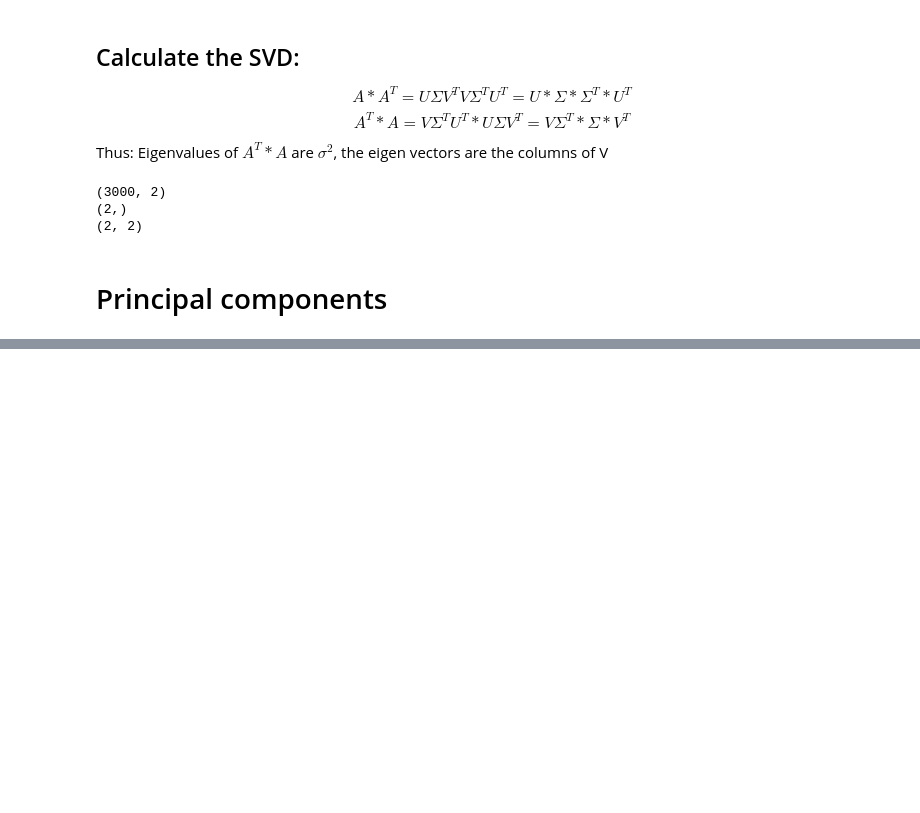
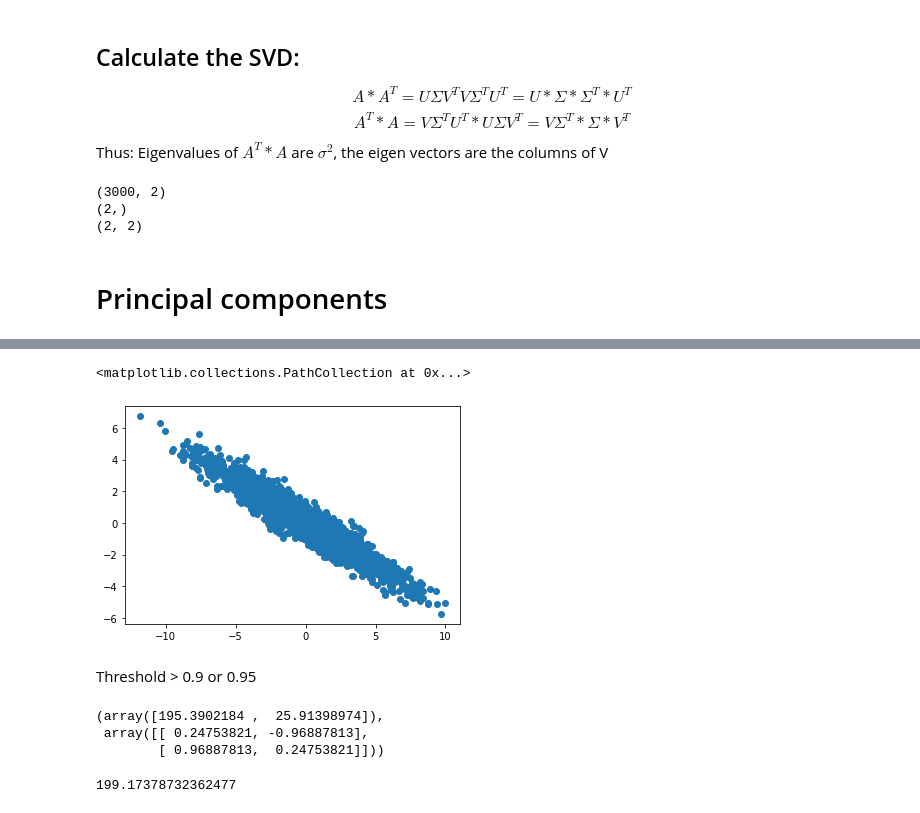
Before and after one commit to grevyarlesp/NewRepo, a Jupyter notebook: PCA/Untitled.ipynb, the cells around one changed output, grey strips where cells are left out. Drawn from its saved outputs; the diff is of its cells as text; code cells hidden in the pictures; blank space fills up the shorter version.

```diff
--- a/PCA/Untitled.ipynb
+++ b/PCA/Untitled.ipynb
@@ -109,0 +124,2 @@ scatter_with_axes(x1)
+# %%
+u = v.T
@@ -109,0 +150,10 @@ scatter_with_axes(x1)
+# %%
+## New coordinate
+new = data @ u.T
+plt.scatter(x=new[:, 0], y=new[:, 1])
+
+#for a in v.T:
+#    plt.quiver([0,0], [0,0], a[0], a[1],angles='xy')
+# %% [output]
+<matplotlib.collections.PathCollection at 0x...>
+[figure, added]
@@ -109,0 +165,14 @@ scatter_with_axes(x1)
+# %% [markdown]
+Threshold > 0.9 or 0.95
+# %%
+sigma, v.T
+# %% [output]
+(array([195.3902184 ,  25.91398974]),
+ array([[ 0.24753821, -0.96887813],
+        [ 0.96887813,  0.24753821]]))
+# %%
+threshold = 0.9 * np.sum(sigma)
+
+threshold
+# %% [output]
+199.17378732362477
```
Also changed, not shown: parts of 13 cells of this notebook.
